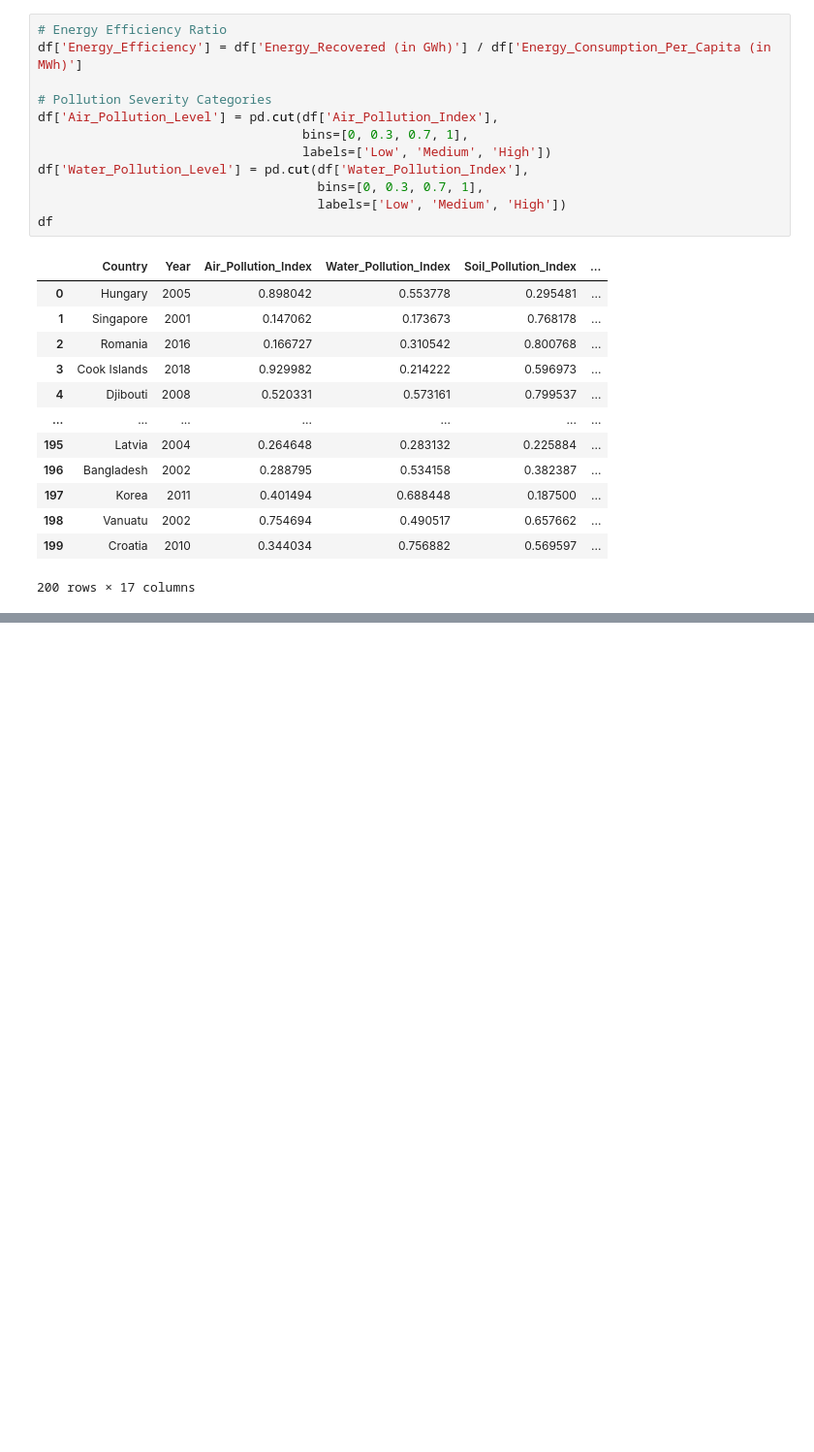
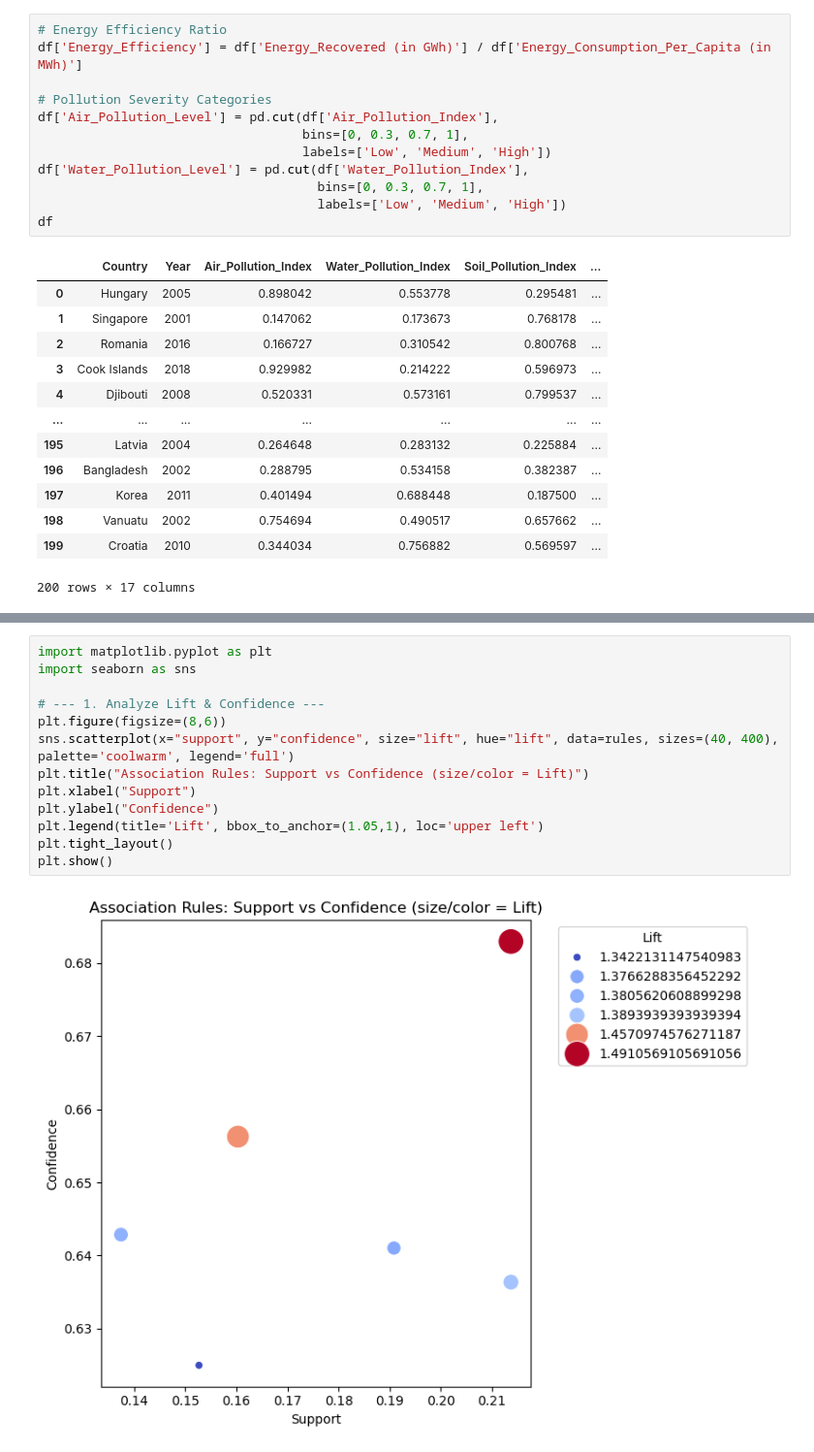
Before and after one commit to Dnyaneshwar-Markad/Global-Pollution, a Jupyter notebook: Asssignment8.ipynb, the cells around one changed output, grey strips where cells are left out. Shown at 97% size. Cells and saved outputs as stored; diff of their text form; blank space fills up the shorter version.

```diff
--- a/Asssignment8.ipynb
+++ b/Asssignment8.ipynb
@@ -161,0 +230,15 @@ plt.show()
+# %%
+import matplotlib.pyplot as plt
+import seaborn as sns
+
+# --- 1. Analyze Lift & Confidence ---
+plt.figure(figsize=(8,6))
+sns.scatterplot(x="support", y="confidence", size="lift", hue="lift", data=rules, sizes=(40, 400), palette='coolwarm', legend='full')
+plt.title("Association Rules: Support vs Confidence (size/color = Lift)")
+plt.xlabel("Support")
+plt.ylabel("Confidence")
+plt.legend(title='Lift', bbox_to_anchor=(1.05,1), loc='upper left')
+plt.tight_layout()
+plt.show()
+# %% [output]
+[figure, added]
```
Also changed, not shown: parts of 10 cells of this notebook.
